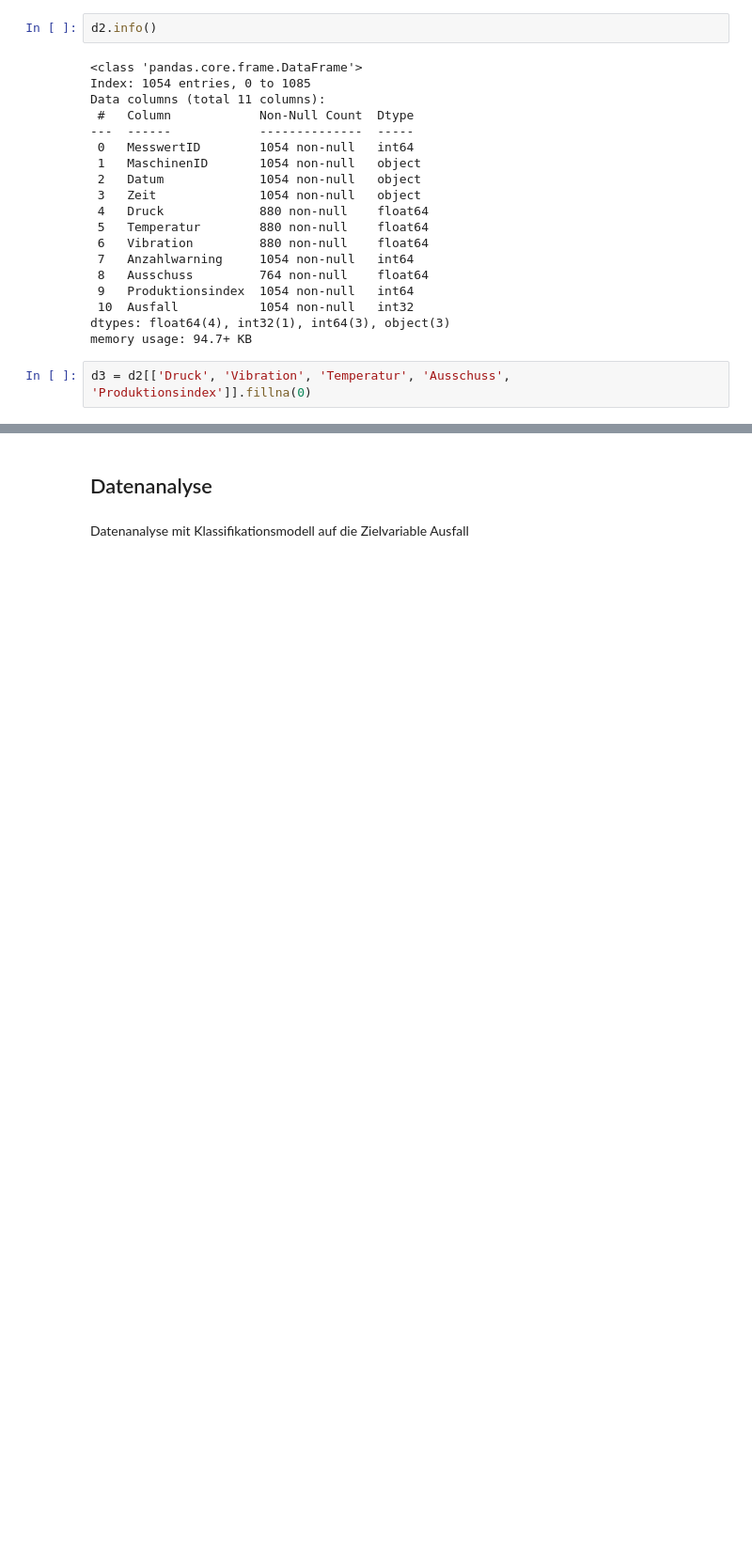
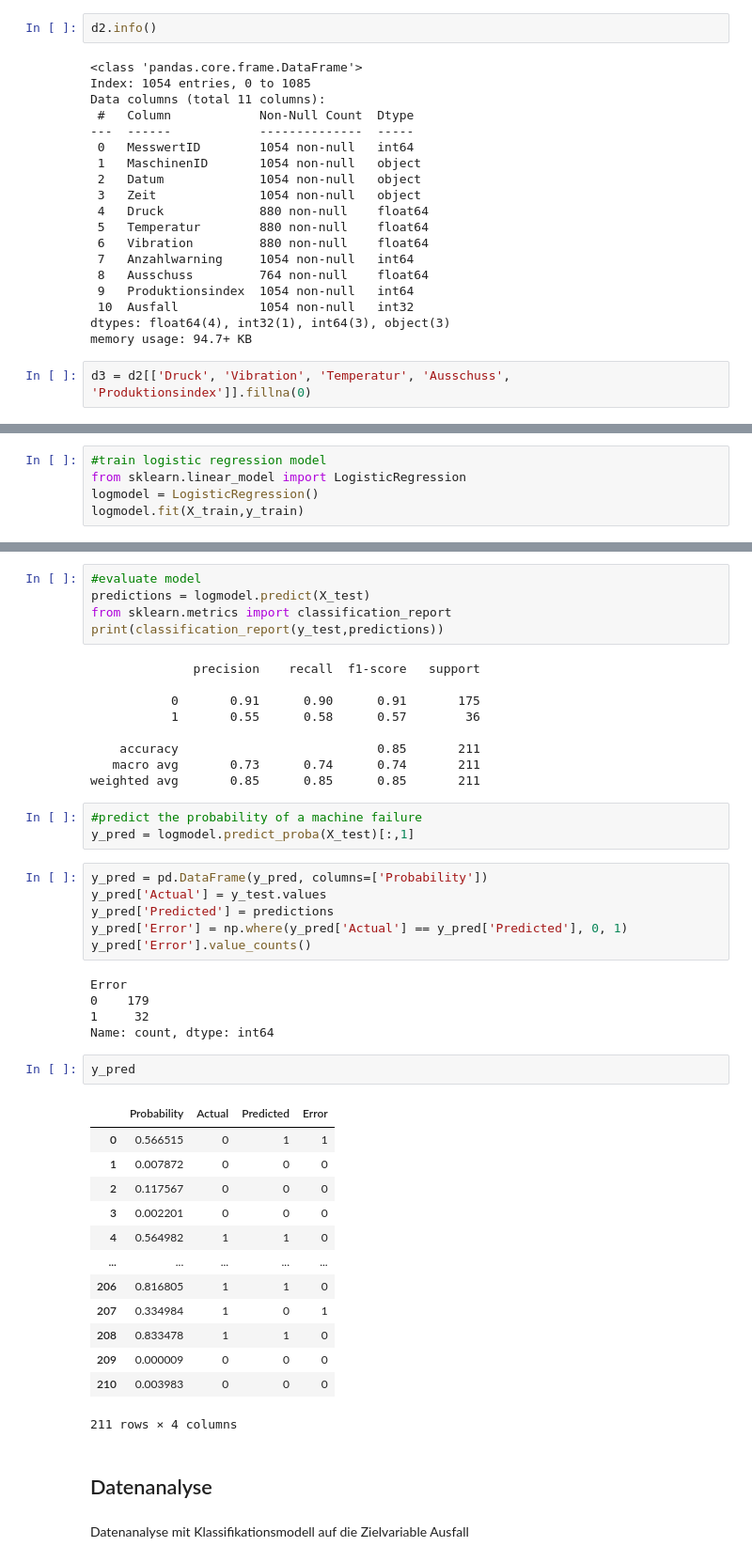
Before and after one commit to Flitschi7/big-data-management, a Jupyter notebook: notebook/Data-Prep-Wartung.ipynb, the cells around one changed output, grey strips where cells are left out. Shown at 94% size. Drawn from its saved outputs; the diff is of its cells as text; blank space fills up the shorter version.

```diff
--- a/notebook/Data-Prep-Wartung.ipynb
+++ b/notebook/Data-Prep-Wartung.ipynb
@@ -362,0 +400,5 @@ d3.info()
+# %%
+#train logistic regression model
+from sklearn.linear_model import LogisticRegression
+logmodel = LogisticRegression()
+logmodel.fit(X_train,y_train)
@@ -363,3 +414,47 @@ d3.info()
+# %%
+#evaluate model
+predictions = logmodel.predict(X_test)
+from sklearn.metrics import classification_report
+print(classification_report(y_test,predictions))
+# %% [output]
+              precision    recall  f1-score   support
+
+           0       0.91      0.90      0.91       175
+           1       0.55      0.58      0.57        36
+
+    accuracy                           0.85       211
+   macro avg       0.73      0.74      0.74       211
+weighted avg       0.85      0.85      0.85       211
+# %%
+#predict the probability of a machine failure
+y_pred = logmodel.predict_proba(X_test)[:,1]
+# %%
+y_pred = pd.DataFrame(y_pred, columns=['Probability'])
+y_pred['Actual'] = y_test.values
+y_pred['Predicted'] = predictions
+y_pred['Error'] = np.where(y_pred['Actual'] == y_pred['Predicted'], 0, 1)
+y_pred['Error'].value_counts()
+# %% [output]
+Error
+0    179
+1     32
+Name: count, dtype: int64
+# %%
+y_pred
+# %% [output]
+|  | Probability | Actual | Predicted | Error |
+| 0 | 0.566515 | 0 | 1 | 1 |
+| 1 | 0.007872 | 0 | 0 | 0 |
+| 2 | 0.117567 | 0 | 0 | 0 |
+| 3 | 0.002201 | 0 | 0 | 0 |
+| 4 | 0.564982 | 1 | 1 | 0 |
+| ... | ... | ... | ... | ... |
+| 206 | 0.816805 | 1 | 1 | 0 |
+| 207 | 0.334984 | 1 | 0 | 1 |
+| 208 | 0.833478 | 1 | 1 | 0 |
+| 209 | 0.000009 | 0 | 0 | 0 |
+| 210 | 0.003983 | 0 | 0 | 0 |
+211 rows × 4 columns
 # %% [markdown]
 ## Datenanalyse
 # %% [markdown]
```
Also changed, not shown: parts of 12 cells of this notebook.
